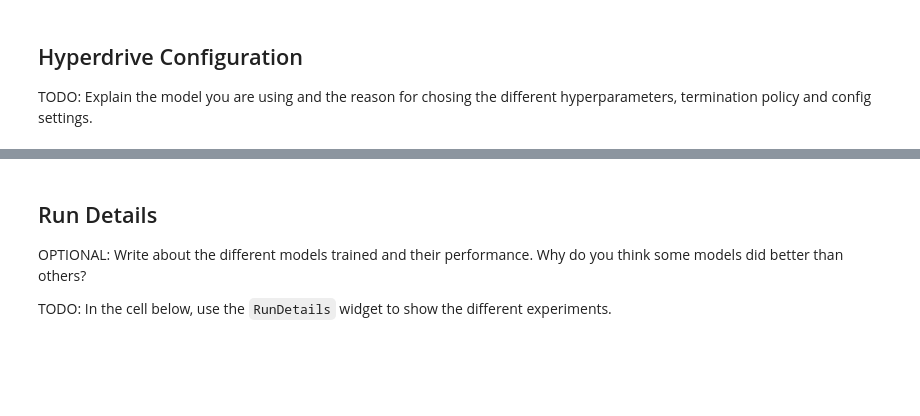
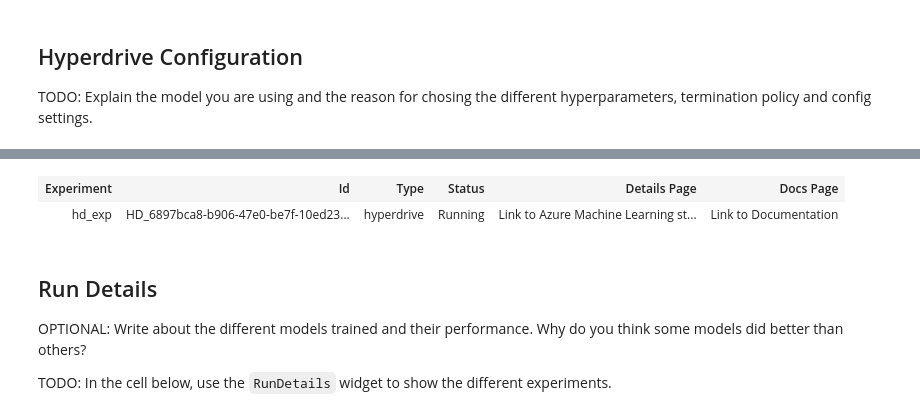
Before and after one commit to udacity/nd00333-capstone, a Jupyter notebook: starter_file/hyperparameter_tuning.ipynb, the cells around one changed output, grey strips where cells are left out. Drawn from its saved outputs; the diff is of its cells as text; code cells hidden in the pictures; blank space fills up the shorter version.

```diff
--- a/starter_file/hyperparameter_tuning.ipynb
+++ b/starter_file/hyperparameter_tuning.ipynb
@@ -23,9 +22,10 @@ import os
 TODO: Get data. In the cell below, write code to access the data you will be using in this project. Remember that the dataset needs to be external.
 # %%
 ws = Workspace.from_config()
-experiment_name = 'hd_run'
+experiment_name = 'hd_exp'
 
 experiment=Experiment(ws, experiment_name)
+run = experiment.start_logging()
 # %%
 cpu_cluster_name = "compute-cluster"
 vm_size = "Standard_D3_V2"
@@ -43,22 +47,23 @@ compute_target.wait_for_completion(show_output=True)
 TODO: Explain the model you are using and the reason for chosing the different hyperparameters, termination policy and config settings.
 # %%
 # TODO: Create an early termination policy. This is not required if you are using Bayesian sampling.
-early_termination_policy = BanditPolicy(evaluation_interval=5, slack_factor=0.5)
+early_termination_policy = BanditPolicy(evaluation_interval=1, slack_factor=0.1,delay_evaluation=5)
 
 #TODO: Create the different params that you will be using during training
 
 ps =RandomParameterSampling( {
-        "--C": uniform(0.001, 100),
-        "--max_iter": choice(10, 20, 30, 40,50,60,70,80,90,100,150,200,300)
+        "--C": choice(0.001, 0.01, 0.1, 1, 10, 100, 200),
+        "--max_iter": choice(50,100,150,200,250,300)
     }
 )
 #TODO: Create your estimator and hyperdrive config
-est = SKLearn(source_directory=".", compute_target=compute_target, entry_script="train.py")
+est = SKLearn(source_directory=".", compute_target=compute_target, entry_script='train.py')
 hyperdrive_run_config = HyperDriveConfig(
                                       hyperparameter_sampling=ps,
                                       primary_metric_name="Accuracy",
                                       estimator=est,
                                       policy=early_termination_policy,
                                       primary_metric_goal=PrimaryMetricGoal.MAXIMIZE,
-                                      max_total_runs=12
+                                      max_total_runs=4,
+                                      max_concurrent_runs=4
                                     )
@@ -65,3 +72,3 @@ hyperdrive_run_config = HyperDriveConfig(
 # %%
 #TODO: Submit your experiment
-hd_run = exp.submit(hyperdrive_config, show_output=True)
+hd_run = experiment.submit(hyperdrive_run_config, show_output=True)
@@ -68,3 +77,8 @@ hd_run = exp.submit(hyperdrive_config, show_output=True)
+# %%
+hd_run
+# %% [output]
+| Experiment | Id | Type | Status | Details Page | Docs Page |
+| hd_exp | HD_6897bca8-b906-47e0-be7f-10ed23... | hyperdrive | Running | Link to Azure Machine Learning st... | Link to Documentation |
 # %% [markdown]
 ## Run Details
 
```
Also changed, not shown: parts of 9 cells of this notebook, 9 other files.
